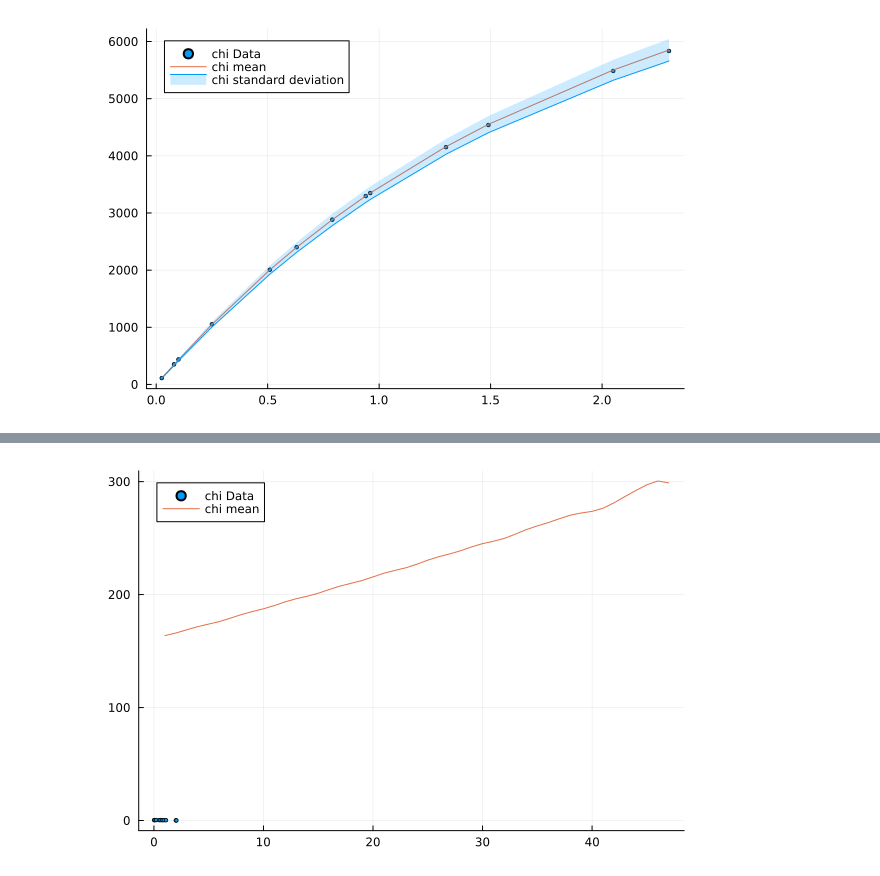
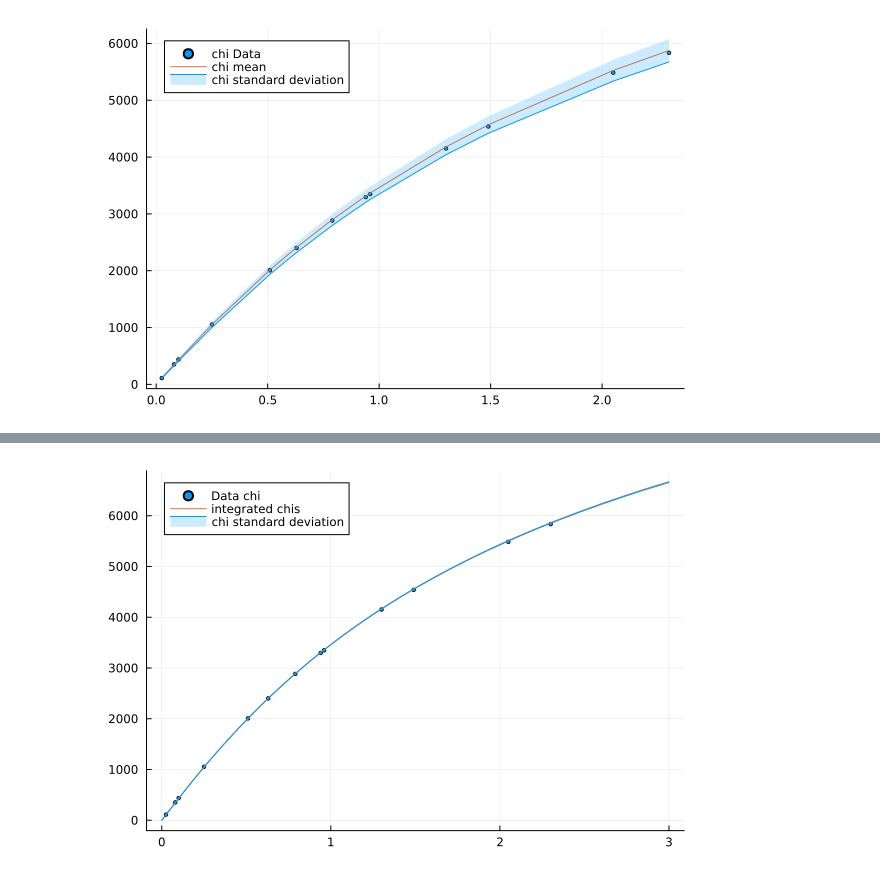
Before and after one commit to JaimeRZP/wb_gp, a Jupyter notebook: Tanvi/LCDM_posterior_plots.ipynb, the cells around one changed output, grey strips where cells are left out. Saved outputs shown, nothing was run; the diff lists cells and outputs as text; code cells hidden in the pictures.

```diff
--- a/Tanvi/LCDM_posterior_plots.ipynb
+++ b/Tanvi/LCDM_posterior_plots.ipynb
@@ -448,0 +467,7 @@ plot!(sort(z_obs[1:40]), vec(y_m3 .- y_s3)[1:40],  fillrange = vec(y_m3 .+ y_s3)
+# %%
+# Hz integral interpolator - posterior
+hz_itp2 = linear_interpolation(z_integ, vec(y_m3), extrapolation_bc=Line());
+# chi interpolator - posterior
+chiitp2 = comoving_d(z_integ, hz_itp2);
+# fs8 posterior - interpolator
+fs8itp2 = get_growth3(z_integ, mean(omegam_p), mean(s8_p), cosmo1.cpar.h, eltype(hz_itp2), hz_itp2);
@@ -449,7 +492,7 @@ plot!(sort(z_obs[1:40]), vec(y_m3 .- y_s3)[1:40],  fillrange = vec(y_m3 .+ y_s3)
 # %%
-plot(z_obs[54:end], observations[54:end], label="chi Data", ms=2, seriestype=:scatter)
-#plot!(zlat, H1, label="LCDM", lc=:black)
-plot!(vec(y_m3)[54:end], label="chi mean")
-#plot!(vec(y_m3 .- y_s3)[41:43],  fillrange = vec(y_m3 .+ y_s3)[41:43], fillalpha=0.2, c=1, label="chi standard deviation")
+plot(bossdr12dm.z, bossdr12dm.data, label="Data chi", ms=2, seriestype=:scatter)
+chivector_p = chiitp2(z_integ)
+plot!(z_integ, chivector_p, label="integrated chis")
+plot!(z_integ, (chivector_p-vec(y_s3)),  fillrange = (chivector_p+vec(y_s3)), fillalpha=0.2, c=1, label="chi standard deviation")
 # %% [output]
-[figure, old version]
+[figure, new version]
```
Also changed, not shown: parts of 8 cells of this notebook.
